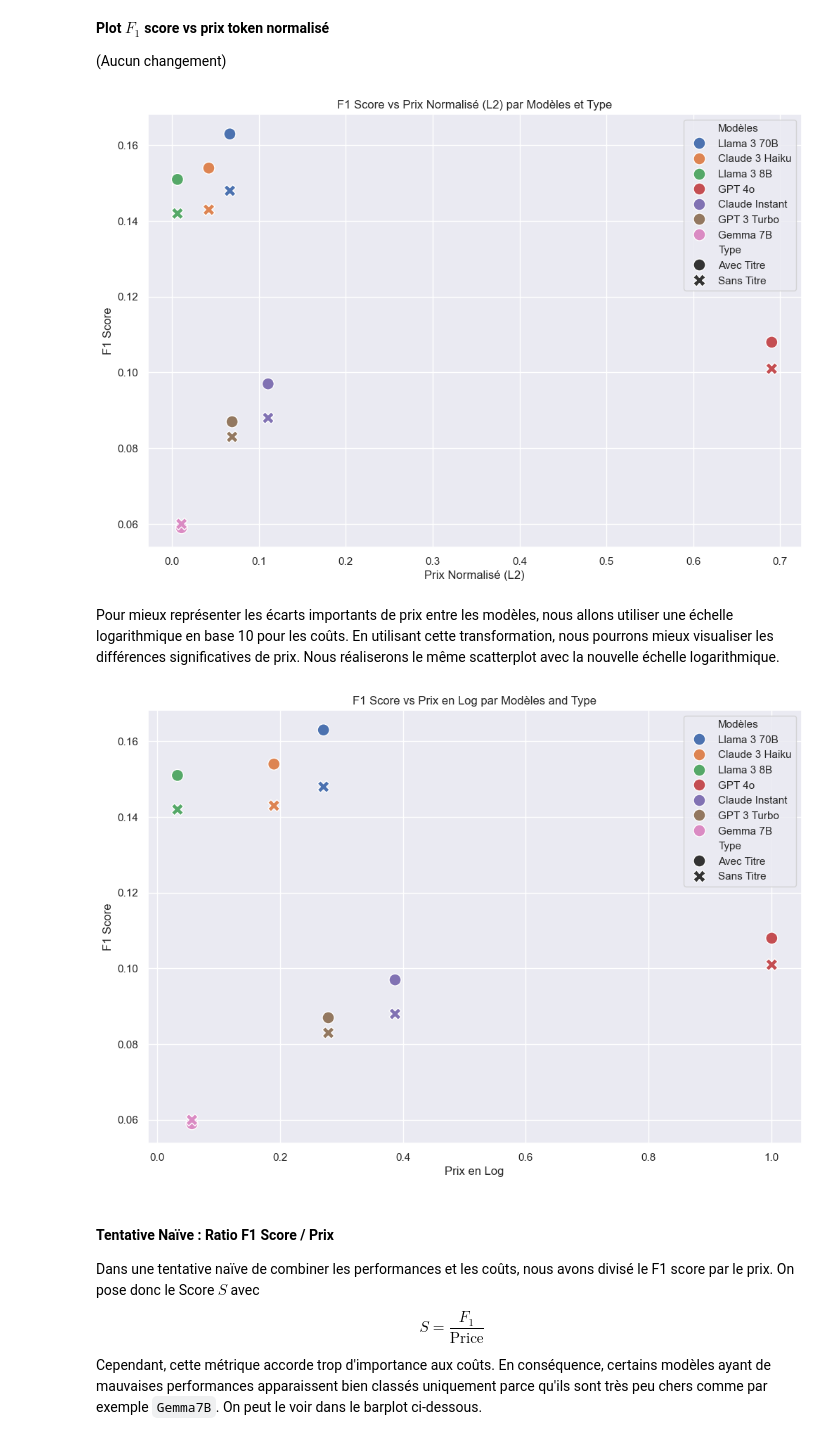
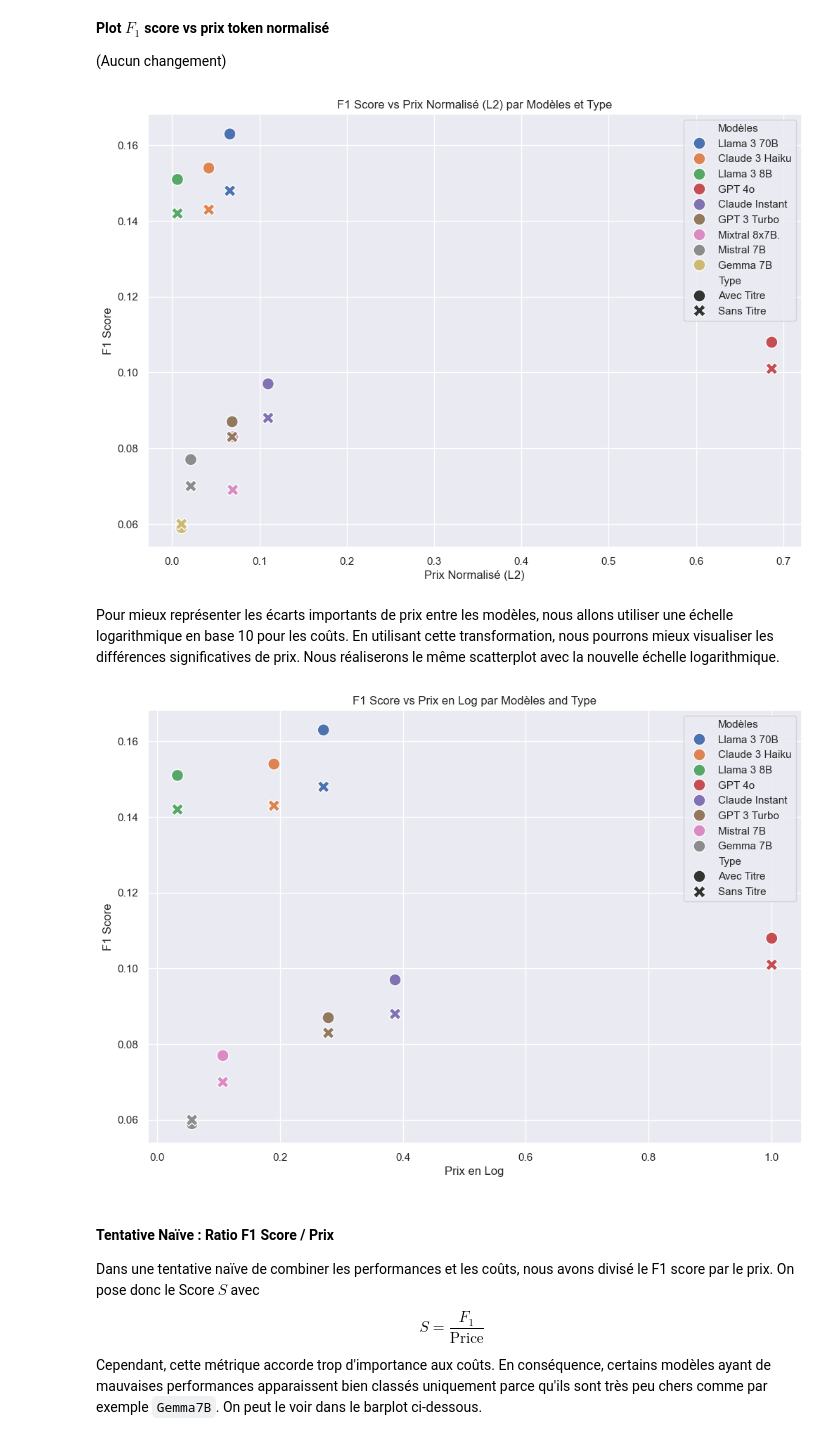
Before and after one commit to nacefbm/keywords_2024, a Jupyter notebook: TER_Keyword_Extraction_sur_BDD_HAL.ipynb, the cells around one changed output. Drawn from its saved outputs; the diff is of its cells as text; code cells hidden in the pictures.

```diff
--- a/TER_Keyword_Extraction_sur_BDD_HAL.ipynb
+++ b/TER_Keyword_Extraction_sur_BDD_HAL.ipynb
@@ -1917,7 +1921,7 @@ def claude(input_token, output_token, price_inp, price_out):
 input_token = 12 * 100_000
 output_token = 2 * 100_000
 
-methods = ['Claude 2', 'Claude 3 Haiku', 'Claude Instant', 'Claude 3 Sonnet', 'Claude 3 Opus', 'GPT 3 Turbo', 'GPT 4', 'Llama 3 70B', 'Mixtral 8x7B','Llama 3 8B', 'Gemma 7B', 'Llama 2 70B', 'Llama 2 7B', 'GPT 4 Turbo', 'GPT 4o', 'Mistral 7B', 'Mixtral 8x7B', 'Mixtral 8x22B', 'Mistral Small', 'Mistral Large']
+methods = ['Claude 2', 'Claude 3 Haiku', 'Claude Instant', 'Claude 3 Sonnet', 'Claude 3 Opus', 'GPT 3 Turbo', 'GPT 4', 'Llama 3 70B', 'Mixtral 8x7B','Llama 3 8B', 'Gemma 7B', 'Llama 2 70B', 'Llama 2 7B', 'GPT 4 Turbo', 'GPT 4o', 'Mistral 7B', 'Mixtral 8x7B.', 'Mixtral 8x22B', 'Mistral Small', 'Mistral Large']
 input_prices = [8, 0.25, 0.8, 3, 15, 0.5,30, 0.59, 0.27, 0.05,0.1, 0.64, 0.1 , 10, 5, 0.2, 0.65, 1.9, 0.9, 3.8]
 output_prices = [24, 1.25, 2.4, 15, 75, 1.5, 60, 0.79, 0.27, 0.1,0.10, 0.8, 0.1, 30, 15, 0.2, 0.65, 5.6, 2.8,11.3]
 providers = ['Antropic', 'Antropic', 'Antropic', 'Antropic', 'Antropic', 'OpenAI', 'OpenAI', 'Groq', 'Groq', 'Groq', 'Groq', 'Groq', 'Groq','OpenAI','OpenAI', 'Mistral AI', 'Mistral AI','Mistral AI', 'Mistral AI', 'Mistral AI']
@@ -2019,37 +2025,40 @@ df_with_title = score_llm_title
 df_without_title = score_llm
 
 
+
 name_mapping = {
     'llama3-70b-8192': 'Llama 3 70B',
     'claude-3-haiku-20240307': 'Claude 3 Haiku',
     'llama3-8b-8192': 'Llama 3 8B',
     'gpt4o': 'GPT 4o',
     'kw_openai_gpt3.5': 'GPT 3 Turbo',
     'gemma-7b-it': 'Gemma 7B',
-    'claude-instant-1.2': 'Claude Instant'
+    'claude-instant-1.2': 'Claude Instant',
+    'open-mistral-7b': 'Mistral 7B',
+    'open-mixtral-8x7b': 'Mixtral 8x7B.'
 }
 
 df_with_title['Modèles'] = df_with_title['Modèle'].map(name_mapping)
 df_without_title['Modèles'] = df_without_title['Modèle'].map(name_mapping)
 
 df_with_title['Type'] = 'Avec Titre'
 df_without_title['Type'] = 'Sans Titre'
 
 df_scores = pd.concat([df_with_title, df_without_title])
 df_merged = pd.merge(df_scores, df_prix, left_on='Modèles', right_on='Modèle')
 l2_norm = np.linalg.norm(df_merged['Prix sur HAL'])
 df_merged['Prix sur HAL normalisé'] = df_merged['Prix sur HAL'] / l2_norm
 
 # Plot with normalized prices
 plt.figure(figsize=(12, 8))
 sns.scatterplot(data=df_merged, x='Prix sur HAL normalisé', y='F1 Score', hue='Modèles', style='Type', s=150)
 
 plt.title('F1 Score vs Prix Normalisé (L2) par Modèles et Type')
 plt.xlabel('Prix Normalisé (L2)')
 plt.ylabel('F1 Score')
 plt.show()
 # %% [output]
-[figure, old version]
+[figure, new version]
 # %% [markdown]
 Pour mieux représenter les écarts importants de prix entre les modèles, nous allons utiliser une échelle logarithmique en base 10 pour les coûts. En utilisant cette transformation, nous pourrons mieux visualiser les différences significatives de prix. Nous réaliserons le même scatterplot avec la nouvelle échelle logarithmique.
 # %%
@@ -2069,7 +2078,9 @@ name_mapping = {
     'gpt4o': 'GPT 4o',
     'kw_openai_gpt3.5': 'GPT 3 Turbo',
     'gemma-7b-it': 'Gemma 7B',
-    'claude-instant-1.2': 'Claude Instant'
+    'claude-instant-1.2': 'Claude Instant',
+    'open-mistral-7b': 'Mistral 7B'
+
 }
 
 df_with_title['Modèles'] = df_with_title['Modèle'].map(name_mapping)
@@ -2091,7 +2102,7 @@ plt.xlabel('Prix en Log')
 plt.ylabel('F1 Score')
 plt.show()
 # %% [output]
-[figure, old version]
+[figure, new version]
 # %% [markdown]
 #### Tentative Naïve : Ratio F1 Score / Prix
 
```
Also changed, not shown: parts of 11 cells of this notebook, 1 other file.
